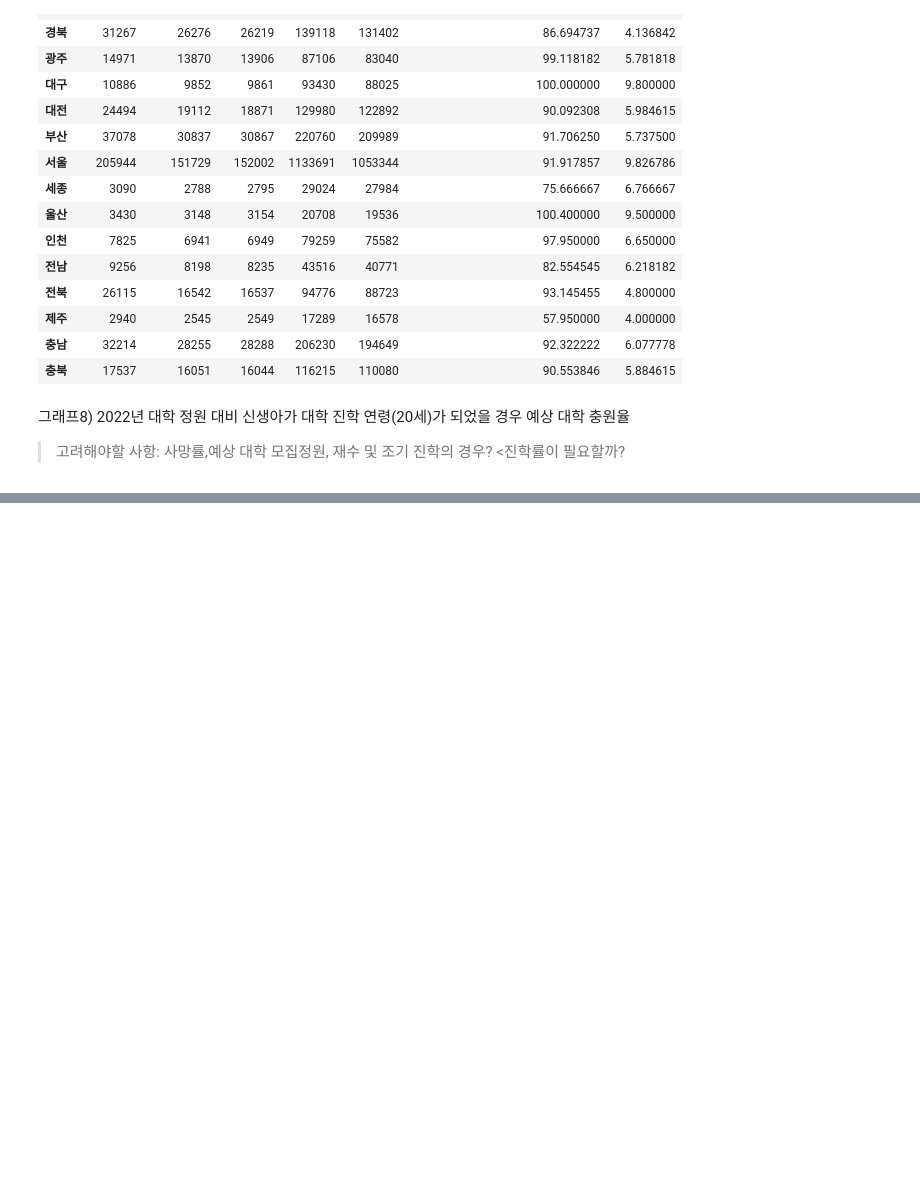
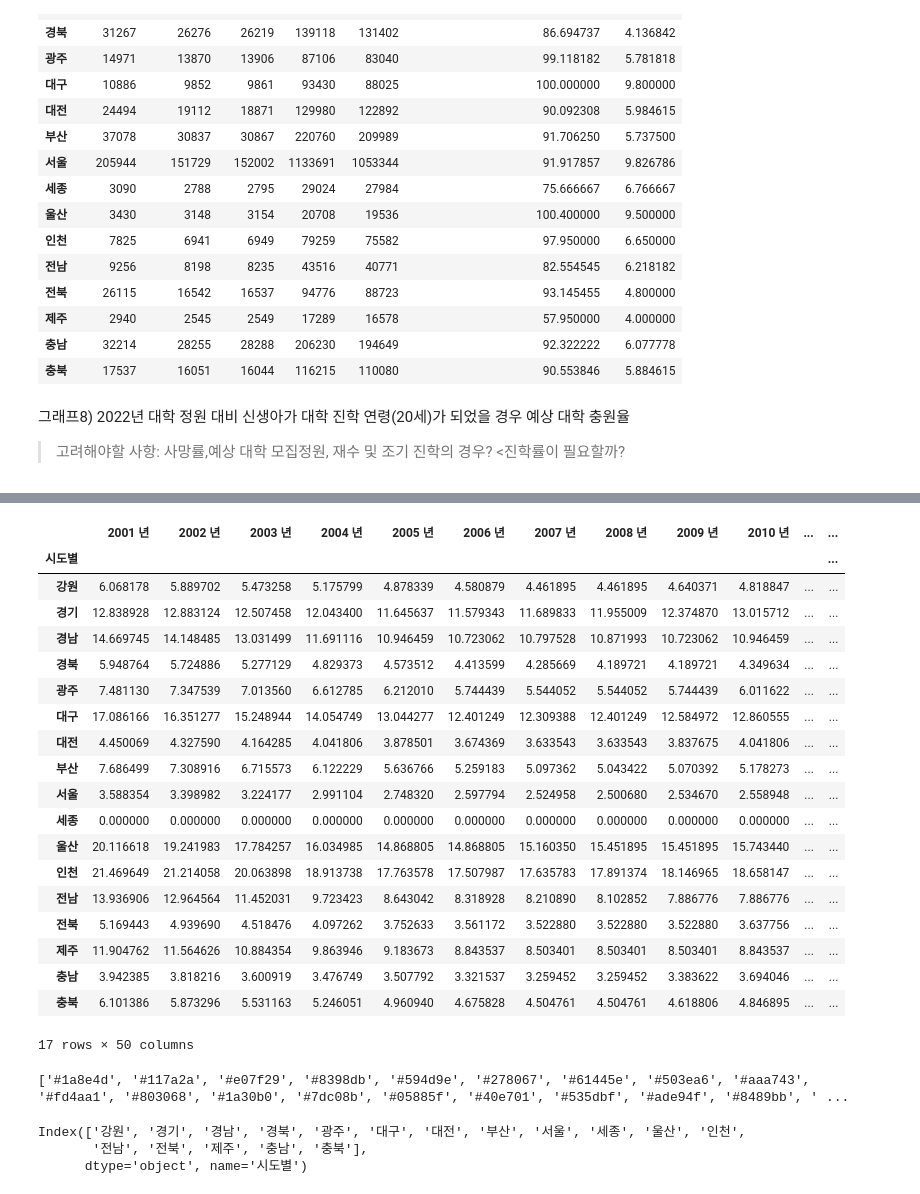
Before and after one commit to seyeon-shijuan/birth-rate-to-universities-visualization, a Jupyter notebook: notebook/individual_notebooks/SeYoung_univ_pernum_rate.ipynb, the cells around one changed output, grey strips where cells are left out. Cells and saved outputs as stored; diff of their text form; code cells hidden in the pictures; blank space fills up the shorter version.

```diff
--- a/notebook/individual_notebooks/SeYoung_univ_pernum_rate.ipynb
+++ b/notebook/individual_notebooks/SeYoung_univ_pernum_rate.ipynb
@@ -106,0 +304,49 @@ dfcom
+# %%
+c=0
+t= dfcom["모집인원계"]
+
+
+for char in dfmcs.columns:
+  dfmcs[char]=dfmcs[char]/dfcom["모집인원계"]
+# %%
+dfmcs
+# %% [output]
+|  | 2001 년 | 2002 년 | 2003 년 | 2004 년 | 2005 년 | 2006 년 | 2007 년 | 2008 년 | 2009 년 | 2010 년 | ... | ... |
+| 시도별 |  |  |  |  |  |  |  |  |  |  |  | ... |
+| 강원 | 6.068178 | 5.889702 | 5.473258 | 5.175799 | 4.878339 | 4.580879 | 4.461895 | 4.461895 | 4.640371 | 4.818847 | ... | ... |
+| 경기 | 12.838928 | 12.883124 | 12.507458 | 12.043400 | 11.645637 | 11.579343 | 11.689833 | 11.955009 | 12.374870 | 13.015712 | ... | ... |
+| 경남 | 14.669745 | 14.148485 | 13.031499 | 11.691116 | 10.946459 | 10.723062 | 10.797528 | 10.871993 | 10.723062 | 10.946459 | ... | ... |
+| 경북 | 5.948764 | 5.724886 | 5.277129 | 4.829373 | 4.573512 | 4.413599 | 4.285669 | 4.189721 | 4.189721 | 4.349634 | ... | ... |
+| 광주 | 7.481130 | 7.347539 | 7.013560 | 6.612785 | 6.212010 | 5.744439 | 5.544052 | 5.544052 | 5.744439 | 6.011622 | ... | ... |
+| 대구 | 17.086166 | 16.351277 | 15.248944 | 14.054749 | 13.044277 | 12.401249 | 12.309388 | 12.401249 | 12.584972 | 12.860555 | ... | ... |
+| 대전 | 4.450069 | 4.327590 | 4.164285 | 4.041806 | 3.878501 | 3.674369 | 3.633543 | 3.633543 | 3.837675 | 4.041806 | ... | ... |
+| 부산 | 7.686499 | 7.308916 | 6.715573 | 6.122229 | 5.636766 | 5.259183 | 5.097362 | 5.043422 | 5.070392 | 5.178273 | ... | ... |
+| 서울 | 3.588354 | 3.398982 | 3.224177 | 2.991104 | 2.748320 | 2.597794 | 2.524958 | 2.500680 | 2.534670 | 2.558948 | ... | ... |
+| 세종 | 0.000000 | 0.000000 | 0.000000 | 0.000000 | 0.000000 | 0.000000 | 0.000000 | 0.000000 | 0.000000 | 0.000000 | ... | ... |
+| 울산 | 20.116618 | 19.241983 | 17.784257 | 16.034985 | 14.868805 | 14.868805 | 15.160350 | 15.451895 | 15.451895 | 15.743440 | ... | ... |
+| 인천 | 21.469649 | 21.214058 | 20.063898 | 18.913738 | 17.763578 | 17.507987 | 17.635783 | 17.891374 | 18.146965 | 18.658147 | ... | ... |
+| 전남 | 13.936906 | 12.964564 | 11.452031 | 9.723423 | 8.643042 | 8.318928 | 8.210890 | 8.102852 | 7.886776 | 7.886776 | ... | ... |
+| 전북 | 5.169443 | 4.939690 | 4.518476 | 4.097262 | 3.752633 | 3.561172 | 3.522880 | 3.522880 | 3.522880 | 3.637756 | ... | ... |
+| 제주 | 11.904762 | 11.564626 | 10.884354 | 9.863946 | 9.183673 | 8.843537 | 8.503401 | 8.503401 | 8.503401 | 8.843537 | ... | ... |
+| 충남 | 3.942385 | 3.818216 | 3.600919 | 3.476749 | 3.507792 | 3.321537 | 3.259452 | 3.259452 | 3.383622 | 3.694046 | ... | ... |
+| 충북 | 6.101386 | 5.873296 | 5.531163 | 5.246051 | 4.960940 | 4.675828 | 4.504761 | 4.504761 | 4.618806 | 4.846895 | ... | ... |
+17 rows × 50 columns
+# %%
+#글자 색 코드 랜덤 추출
+import random
+colran=range(0,256**3)
+cols=random.sample(colran,k=len(dfmcs.columns))
+for i in range(len(cols)):
+  t=format(cols[i],"06x")
+  f='#'+t
+  cols[i]=f
+print(cols)
+# %% [output]
+['#1a8e4d', '#117a2a', '#e07f29', '#8398db', '#594d9e', '#278067', '#61445e', '#503ea6', '#aaa743', '#fd4aa1', '#803068', '#1a30b0', '#7dc08b', '#05885f', '#40e701', '#535dbf', '#ade94f', '#8489bb', ' ...
+# %%
+dfc=dfmcs.index
+dfc
+# %% [output]
+Index(['강원', '경기', '경남', '경북', '광주', '대구', '대전', '부산', '서울', '세종', '울산', '인천',
+       '전남', '전북', '제주', '충남', '충북'],
+      dtype='object', name='시도별')
```
Also changed, not shown: parts of 21 cells of this notebook.
